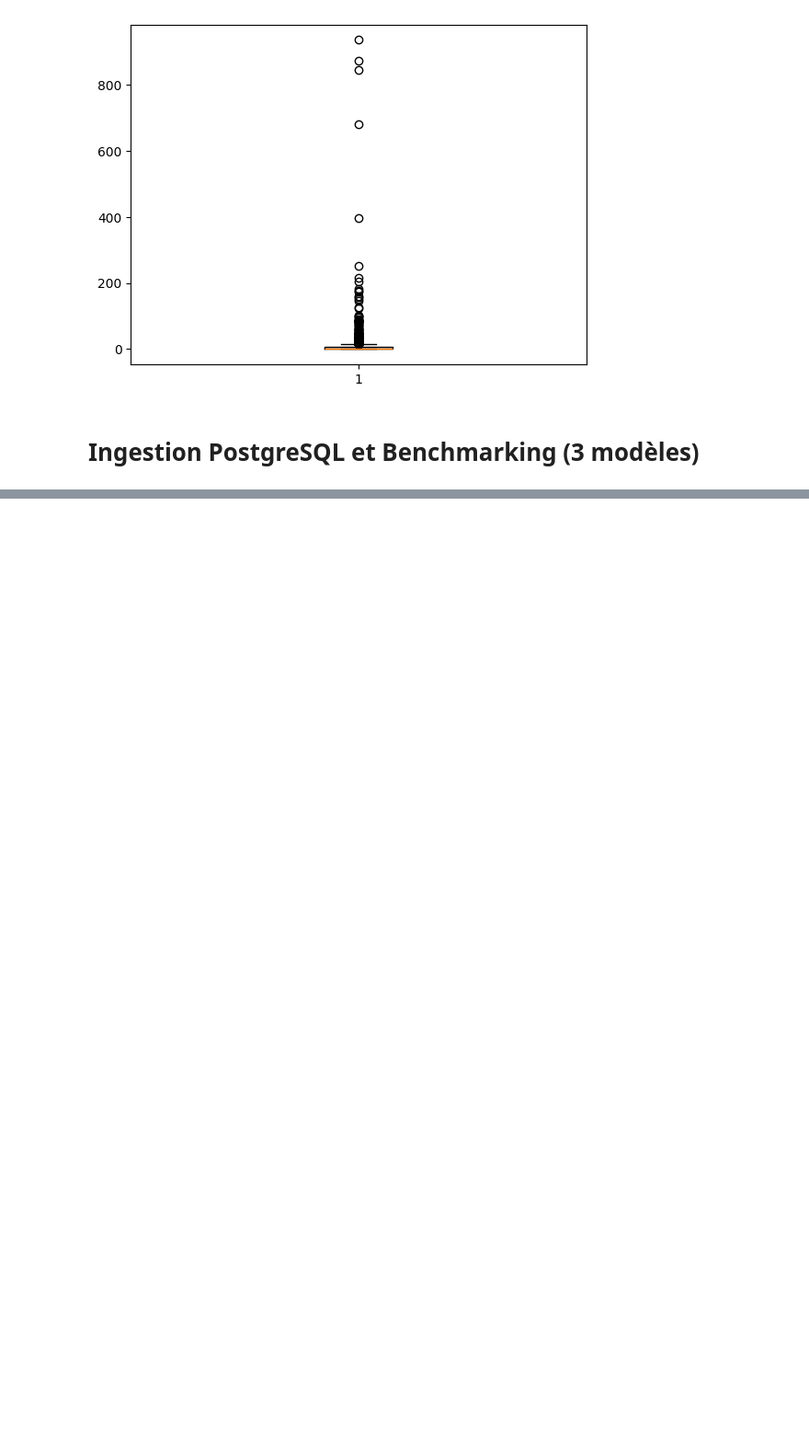
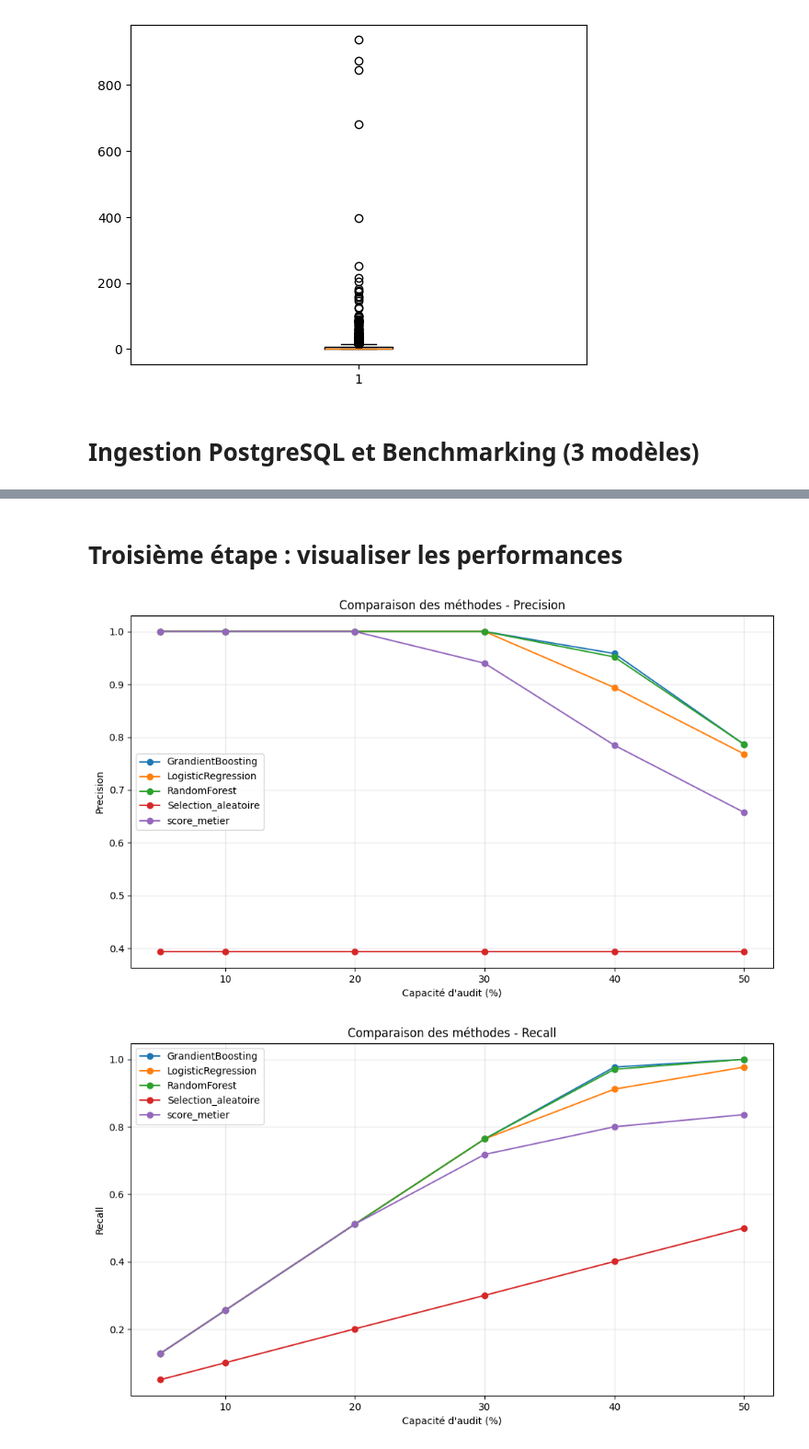
Before and after one commit to Sitaphaa/audit-risk-scoring, a Jupyter notebook: notebooks/01_modeling_and_ingestion.ipynb, the cells around one changed output, grey strips where cells are left out. Shown at 92% size. Drawn from its saved outputs; the diff is of its cells as text; code cells hidden in the pictures; blank space fills up the shorter version.

Commit message:
add models comparaison

```diff
--- a/notebooks/01_modeling_and_ingestion.ipynb
+++ b/notebooks/01_modeling_and_ingestion.ipynb
@@ -324,0 +552,33 @@ print(f"Succès : {len(df_all_preds)} prédictions (3 modèles x {len(df_raw_sql
+# %% [markdown]
+# Troisième étape : visualiser les performances
+# %%
+import matplotlib.pyplot as plt
+
+metriques = ["Precision", "Recall", "Lift"]
+
+for metrique in metriques:
+
+    plt.figure(figsize=(10, 6))
+
+    for methode, group in df_results.groupby("Methode"):
+
+        group = group.sort_values("Capacite_pct")
+
+        plt.plot(
+            group["Capacite_pct"],
+            group[metrique],
+            marker="o",
+            label=methode
+        )
+
+    plt.xlabel("Capacité d'audit (%)")
+    plt.ylabel(metrique)
+    plt.title(f"Comparaison des méthodes - {metrique}")
+
+    plt.legend()
+    plt.grid(alpha=0.3)
+    plt.tight_layout()
+    plt.show()
+# %% [output]
+[figure, added]
+[figure, added]
```
Also changed, not shown: parts of 14 cells of this notebook, 3 other files.
